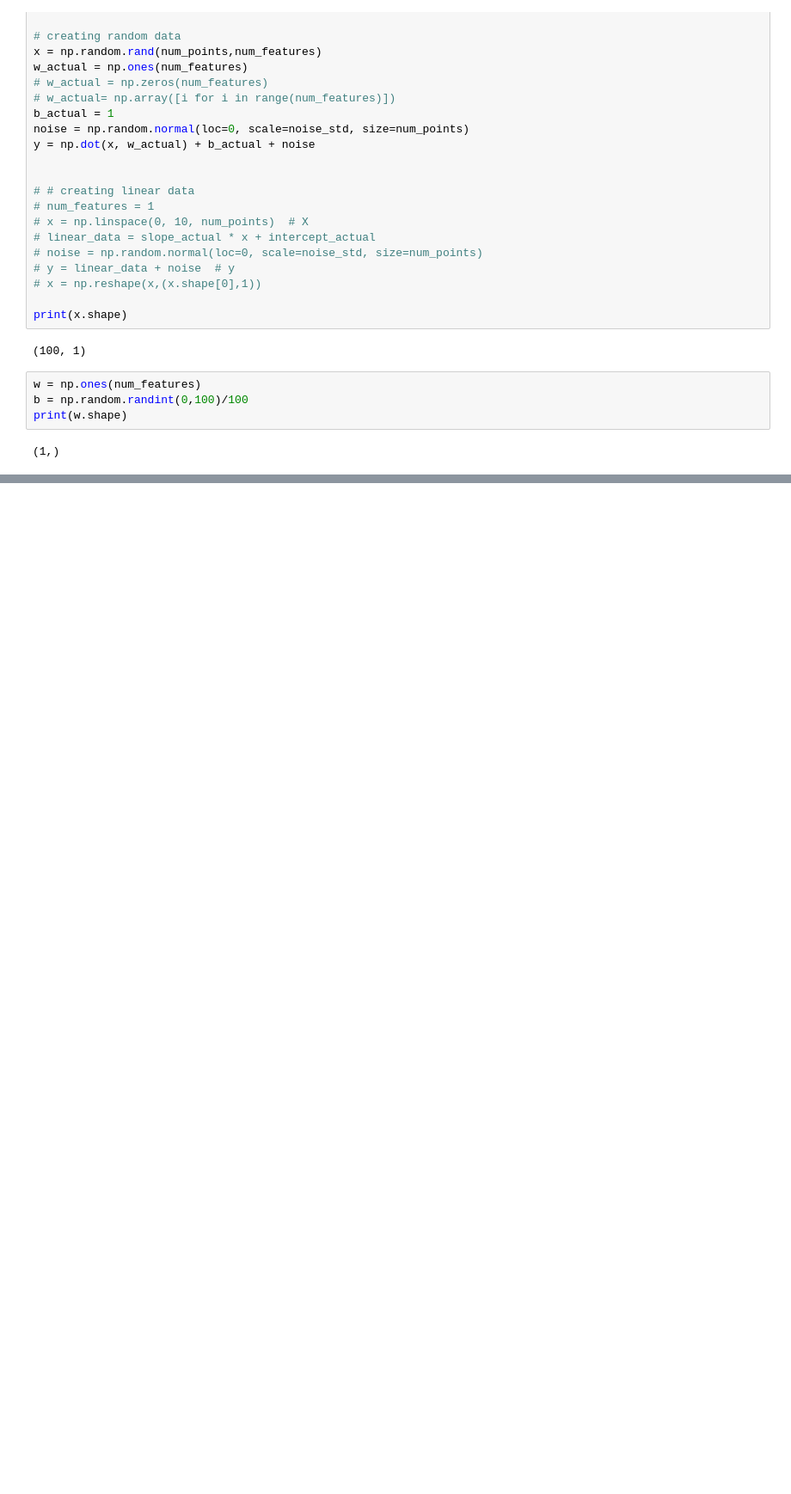
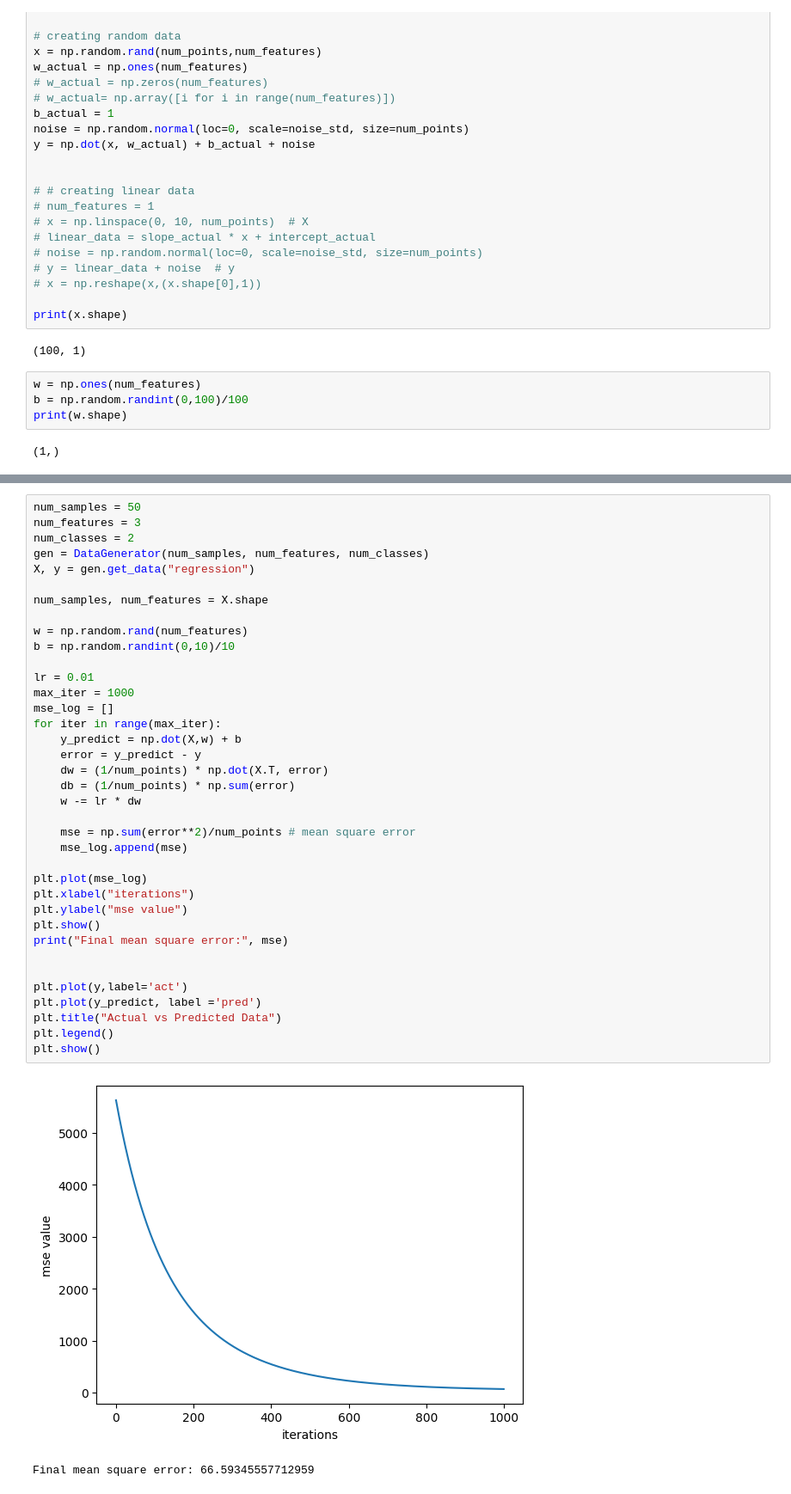
Before and after one commit to efekaanefe/ML-Algorithms-From-Scratch, a Jupyter notebook: LinearRegression.ipynb, the cells around one changed output, grey strips where cells are left out. Shown: that part at 86% size. Cells and saved outputs as stored; diff of their text form; blank space fills up the shorter version.

Commit message:
with data generator added

```diff
--- a/LinearRegression.ipynb
+++ b/LinearRegression.ipynb
@@ -121,0 +124,40 @@ plt.show()
+# %%
+num_samples = 50
+num_features = 3
+num_classes = 2
+gen = DataGenerator(num_samples, num_features, num_classes)
+X, y = gen.get_data("regression")
+
+num_samples, num_features = X.shape
+
+w = np.random.rand(num_features)
+b = np.random.randint(0,10)/10
+
+lr = 0.01
+max_iter = 1000
+mse_log = []
+for iter in range(max_iter):
+    y_predict = np.dot(X,w) + b
+    error = y_predict - y
+    dw = (1/num_points) * np.dot(X.T, error)
+    db = (1/num_points) * np.sum(error)
+    w -= lr * dw
+
+    mse = np.sum(error**2)/num_points # mean square error
+    mse_log.append(mse)
+
+plt.plot(mse_log)
+plt.xlabel("iterations")
+plt.ylabel("mse value")
+plt.show()
+print("Final mean square error:", mse)
+
+
+plt.plot(y,label='act')
+plt.plot(y_predict, label ='pred')
+plt.title("Actual vs Predicted Data")
+plt.legend()
+plt.show()
+# %% [output]
+[figure, added]
+Final mean square error: 66.59345557712959
```
Also changed, not shown: parts of 4 cells of this notebook, 1 other file.
